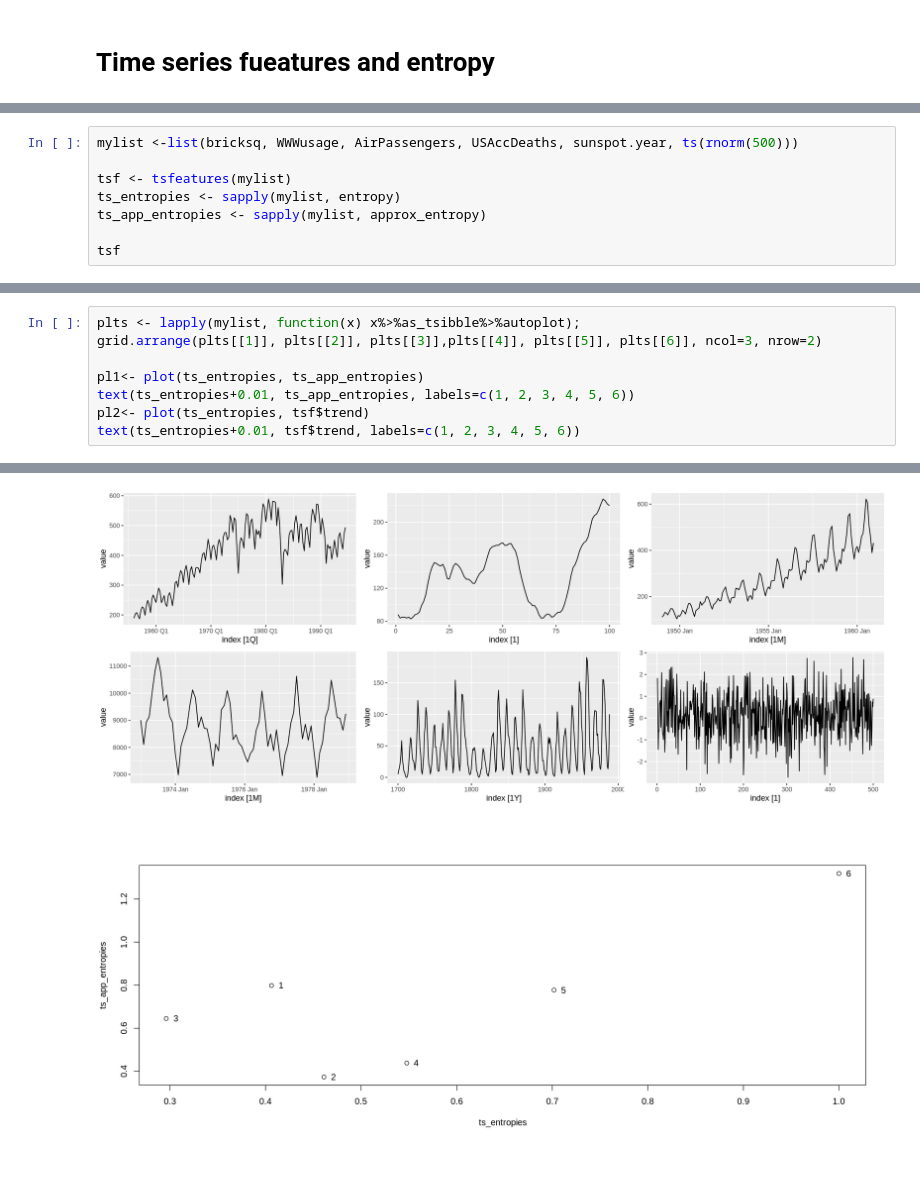
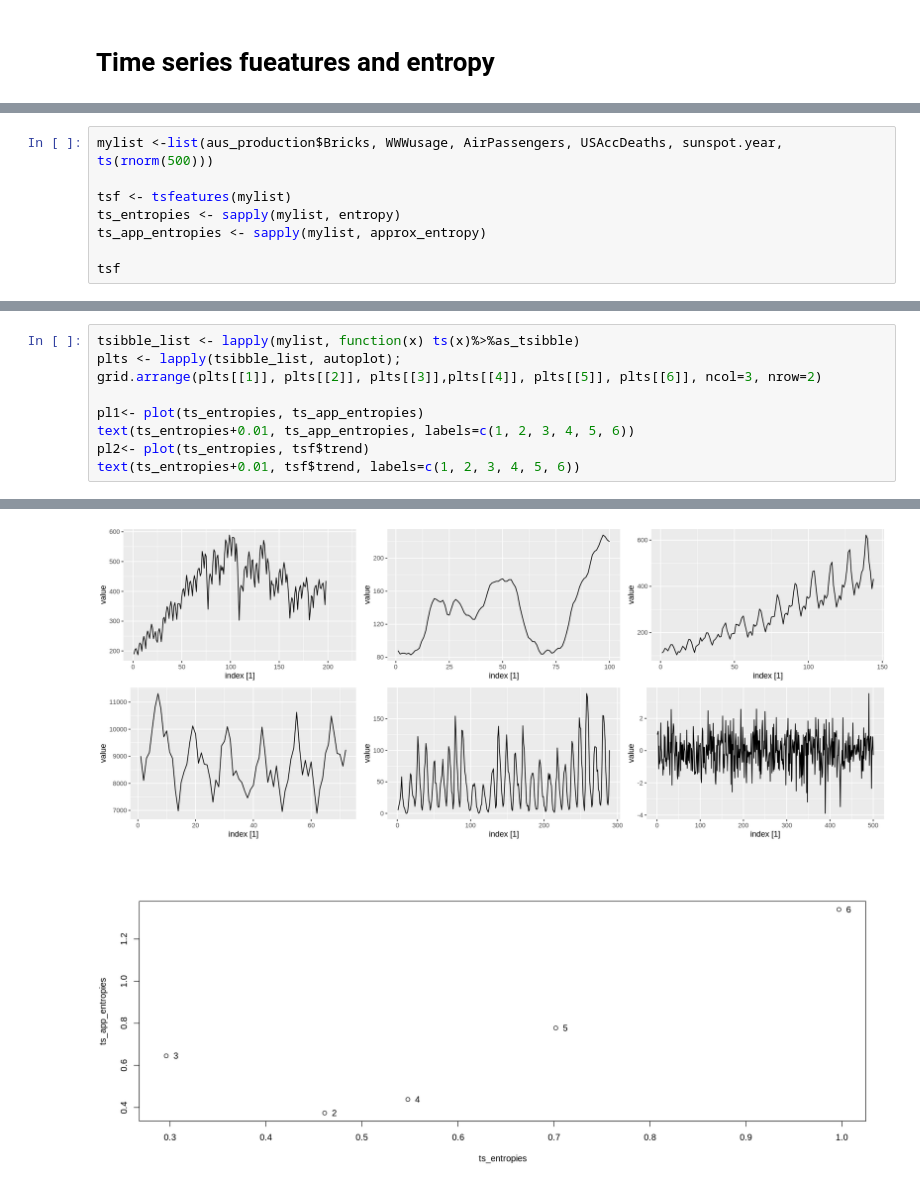
Before and after one commit to nepslor/teaching, a Jupyter notebook: TimeSeriesForecasting/WhatCanBeForecasted.ipynb, the cells around one changed output, grey strips where cells are left out. Drawn from its saved outputs; the diff is of its cells as text.

```diff
--- a/TimeSeriesForecasting/WhatCanBeForecasted.ipynb
+++ b/TimeSeriesForecasting/WhatCanBeForecasted.ipynb
@@ -102,5 +151,5 @@ rand approx entropy: 1.6641
 # %%
-mylist <-list(bricksq, WWWusage, AirPassengers, USAccDeaths, sunspot.year, ts(rnorm(500)))
+mylist <-list(aus_production$Bricks, WWWusage, AirPassengers, USAccDeaths, sunspot.year, ts(rnorm(500)))
 
 tsf <- tsfeatures(mylist)
 ts_entropies <- sapply(mylist, entropy)
@@ -120,5 +169,6 @@ A tibble: 6 × 20
 # %%
-plts <- lapply(mylist, function(x) x%>%as_tsibble%>%autoplot);
+tsibble_list <- lapply(mylist, function(x) ts(x)%>%as_tsibble)
+plts <- lapply(tsibble_list, autoplot);
 grid.arrange(plts[[1]], plts[[2]], plts[[3]],plts[[4]], plts[[5]], plts[[6]], ncol=3, nrow=2)
 
 pl1<- plot(ts_entropies, ts_app_entropies)
@@ -135,2 +187,2 @@ Plot variable not specified, automatically selected `.vars = value`
-[figure, old version]
+[figure, new version]
 [figure]
```
Also changed, not shown: parts of 21 cells of this notebook.
